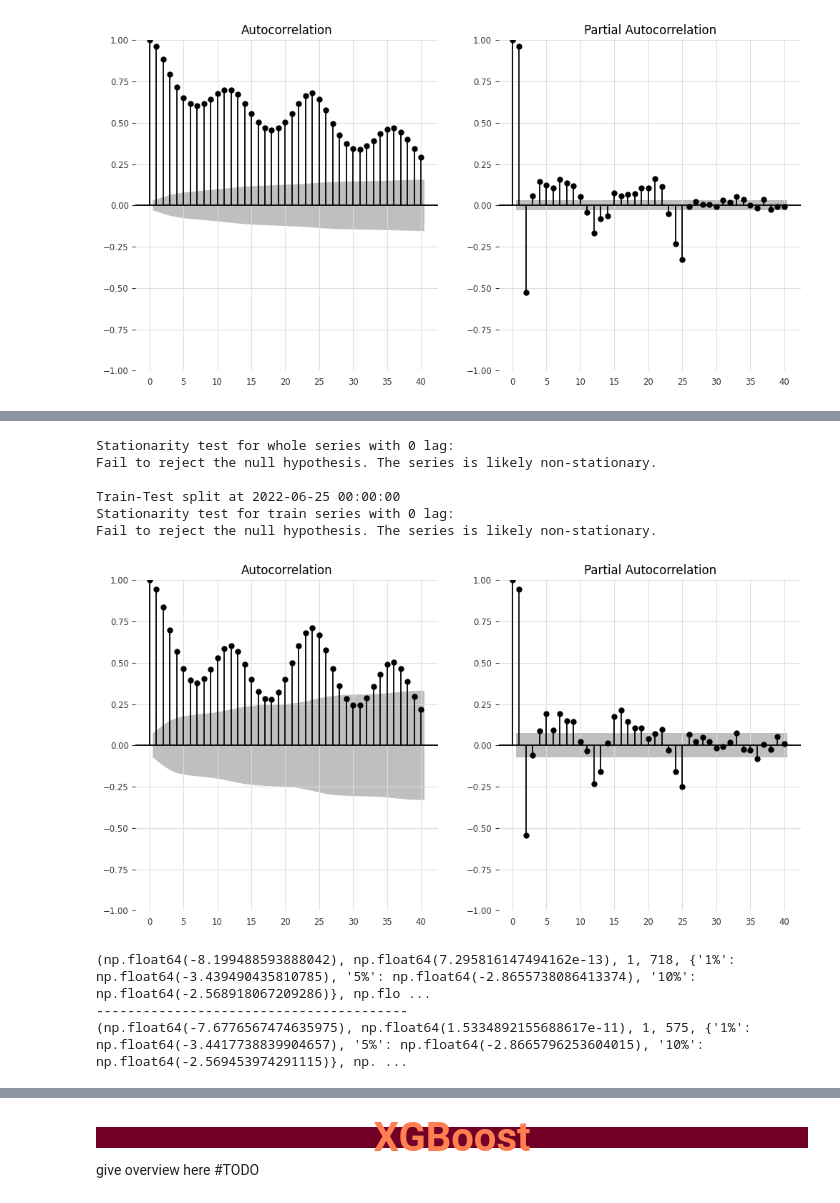
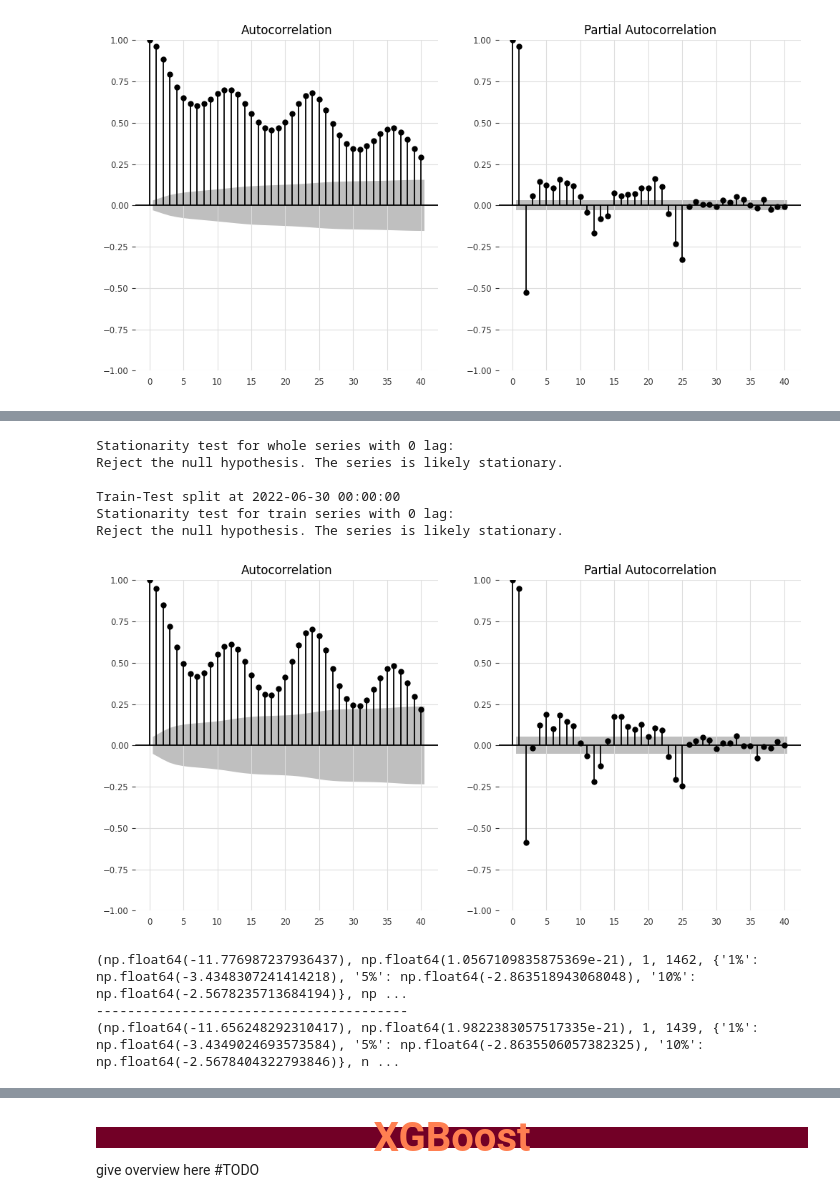
Before and after one commit to matt-lvk/energy_market_toymodel, a Jupyter notebook: submission.ipynb, the cells around one changed output, grey strips where cells are left out. Drawn from its saved outputs; the diff is of its cells as text; code cells hidden in the pictures.

```diff
--- a/submission.ipynb
+++ b/submission.ipynb
@@ -212,16 +217,17 @@ What if we shorten the training period?
 # %%
-start_slice = datetime(2022, 6, 1)
-split_date = datetime(2022, 6, 25)
+split_date = datetime(2022, 6, 30, 0)
+start_slice = split_date - timedelta(days=60)
+
 short_arima = ARIMAWrapper(day_price_ts, split_date, start_date_slice=start_slice)
 short_arima.plot_acf_pacf()
 # %% [output]
 Stationarity test for whole series with 0 lag:
-Fail to reject the null hypothesis. The series is likely non-stationary.
+Reject the null hypothesis. The series is likely stationary.
 
-Train-Test split at 2022-06-25 00:00:00
+Train-Test split at 2022-06-30 00:00:00
 Stationarity test for train series with 0 lag:
-Fail to reject the null hypothesis. The series is likely non-stationary.
+Reject the null hypothesis. The series is likely stationary.
-[figure, old version]
+[figure, new version]
 # %%
 # check stationary test for one lag
 
@@ -234,9 +240,9 @@ print(stationarity_test_adf(ts_train_short, 1))
 
 # So we should take d = 1
 # %% [output]
-(np.float64(-8.199488593888042), np.float64(7.295816147494162e-13), 1, 718, {'1%': np.float64(-3.439490435810785), '5%': np.float64(-2.8655738086413374), '10%': np.float64(-2.568918067209286)}, np.flo ...
+(np.float64(-11.776987237936437), np.float64(1.0567109835875369e-21), 1, 1462, {'1%': np.float64(-3.4348307241414218), '5%': np.float64(-2.863518943068048), '10%': np.float64(-2.5678235713684194)}, np ...
 ----------------------------------------
-(np.float64(-7.6776567474635975), np.float64(1.5334892155688617e-11), 1, 575, {'1%': np.float64(-3.4417738839904657), '5%': np.float64(-2.8665796253604015), '10%': np.float64(-2.569453974291115)}, np. ...
+(np.float64(-11.656248292310417), np.float64(1.9822383057517335e-21), 1, 1439, {'1%': np.float64(-3.4349024693573584), '5%': np.float64(-2.8635506057382325), '10%': np.float64(-2.5678404322793846)}, n ...
 # %%
 # %%capture
 # p,d,q = short_arima.get_best_ARIMA_params()
```
Also changed, not shown: parts of 24 cells of this notebook, 3 other files.
